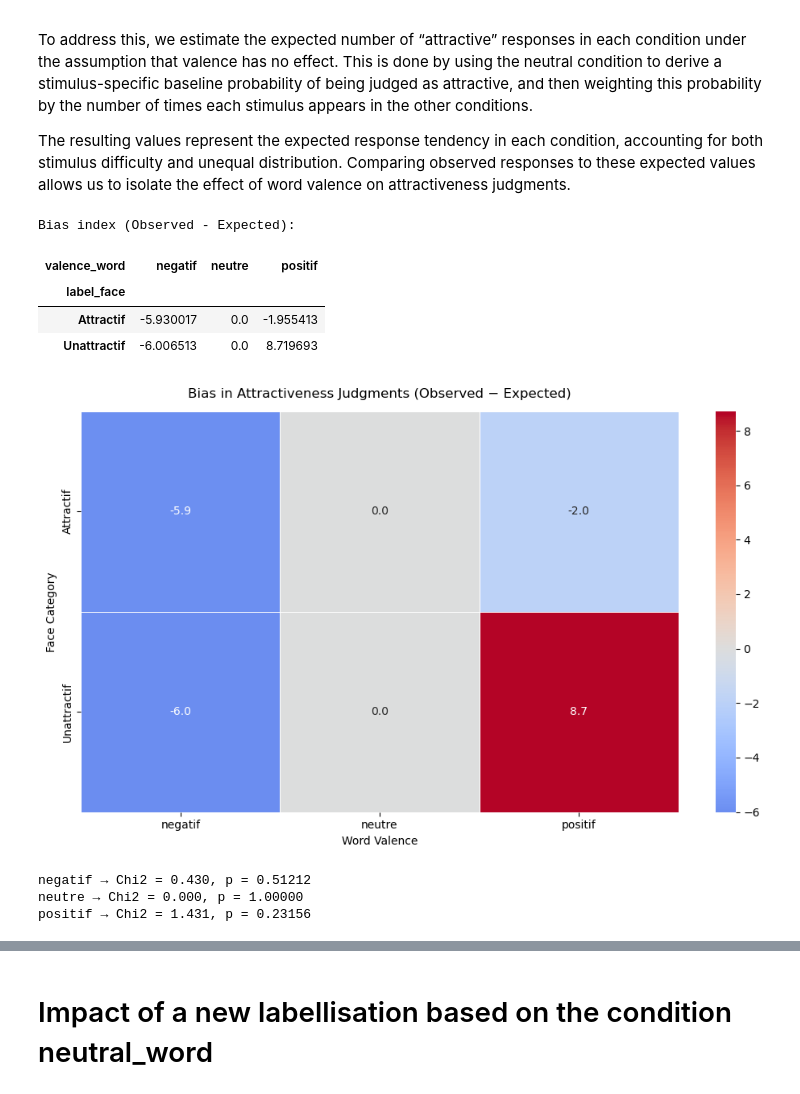
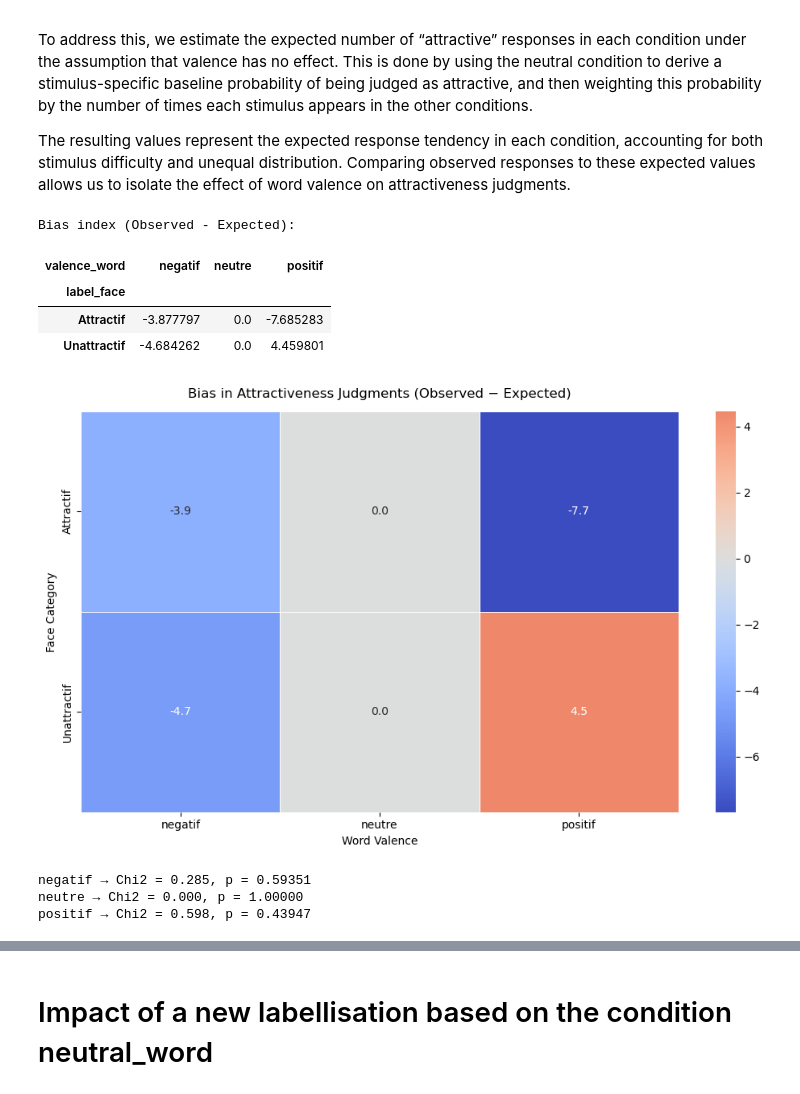
Before and after one commit to Coumess/Lab_Project_Experiment, a Jupyter notebook: extract_data.ipynb, the cells around one changed output, grey strips where cells are left out. Saved outputs shown, nothing was run; the diff lists cells and outputs as text; code cells hidden in the pictures.

```diff
--- a/extract_data.ipynb
+++ b/extract_data.ipynb
@@ -83,11 +83,11 @@ df
 # Remove outliers
 # %%
 # We take all the rows where the congruence condition is neutral
-control = df[df['valence_word'] == 'neutre']
+control = df#[df['valence_word'] == 'neutre']
 # Pourcentage of correct answer per id
 control_pourcentage = control.groupby('id')['correct'].mean()
 # Get the index of the id that got a pourcentage of correct answer below 50%
-id_outliers = control_pourcentage[control_pourcentage <= .50].index
+id_outliers = control_pourcentage[control_pourcentage <= .0].index
 # If we want to take out some index
 id_outliers = id_outliers.append(pd.Index(['imgzntah']))
 # Create a DataFrame without outliers
@@ -314,14 +314,14 @@ The resulting values represent the expected response tendency in each condition,
 
 # Neutral baseline per stimulus
 baseline = (
-    df[df['valence_word'] == 'neutre']
+    data_without_outliers[data_without_outliers['valence_word'] == 'neutre']
     .groupby('stimulus')['response_binary']
     .mean()
 )
 
 # Count trials per condition
 counts = (
-    df
+    data_without_outliers
     .groupby(['stimulus', 'valence_word', 'label_face'])
     .size()
     .reset_index(name='n_trials')
@@ -349,7 +349,7 @@ expected_table = counts.pivot_table(
 
 # Total observed "attractive" responses
 observed = (
-    df
+    data_without_outliers
     .groupby(['label_face', 'valence_word'])['response_binary']
     .sum()
     .unstack()
@@ -362,36 +362,36 @@ observed = (
 bias = observed - expected_table
 
 print("Bias index (Observed - Expected):")
 display(bias)
 
 # ----------------------------
 # 4. Visualization
 # ----------------------------
 
 plt.figure(figsize=(10, 6))
 
 sns.heatmap(
     bias,
     annot=True,
     fmt='.1f',
     cmap='coolwarm',
     center=0,  # VERY IMPORTANT: 0 = no bias
     linewidths=0.5
 )
 
 plt.title("Bias in Attractiveness Judgments (Observed − Expected)", pad=12)
 plt.xlabel("Word Valence")
 plt.ylabel("Face Category")
 
 plt.tight_layout()
 plt.show()
 # %% [output]
 Bias index (Observed - Expected):
 | valence_word | negatif | neutre | positif |
 | label_face |  |  |  |
-| Attractif | -5.930017 | 0.0 | -1.955413 |
-| Unattractif | -6.006513 | 0.0 | 8.719693 |
+| Attractif | -3.877797 | 0.0 | -7.685283 |
+| Unattractif | -4.684262 | 0.0 | 4.459801 |
-[figure, old version]
+[figure, new version]
 # %%
 import numpy as np
 from scipy.stats import chisquare
@@ -412,9 +412,9 @@ for val in observed.columns:
 
     print(f"{val} → Chi2 = {chi2:.3f}, p = {p:.5f}")
 # %% [output]
-negatif → Chi2 = 0.430, p = 0.51212
+negatif → Chi2 = 0.285, p = 0.59351
 neutre → Chi2 = 0.000, p = 1.00000
-positif → Chi2 = 1.431, p = 0.23156
+positif → Chi2 = 0.598, p = 0.43947
 # %%
 import pandas as pd
 import matplotlib.pyplot as plt
```
Also changed, not shown: parts of 7 cells of this notebook.
